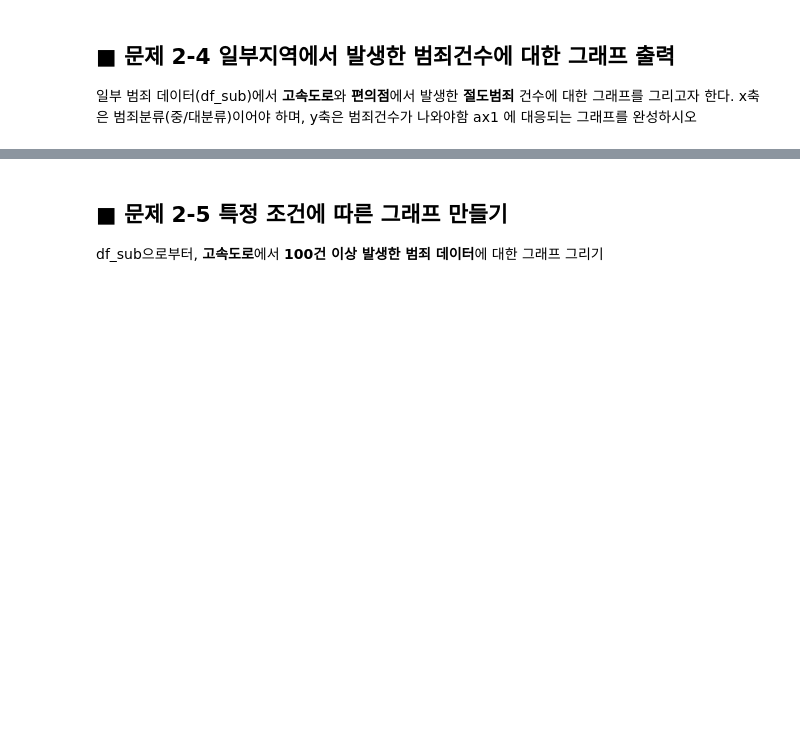
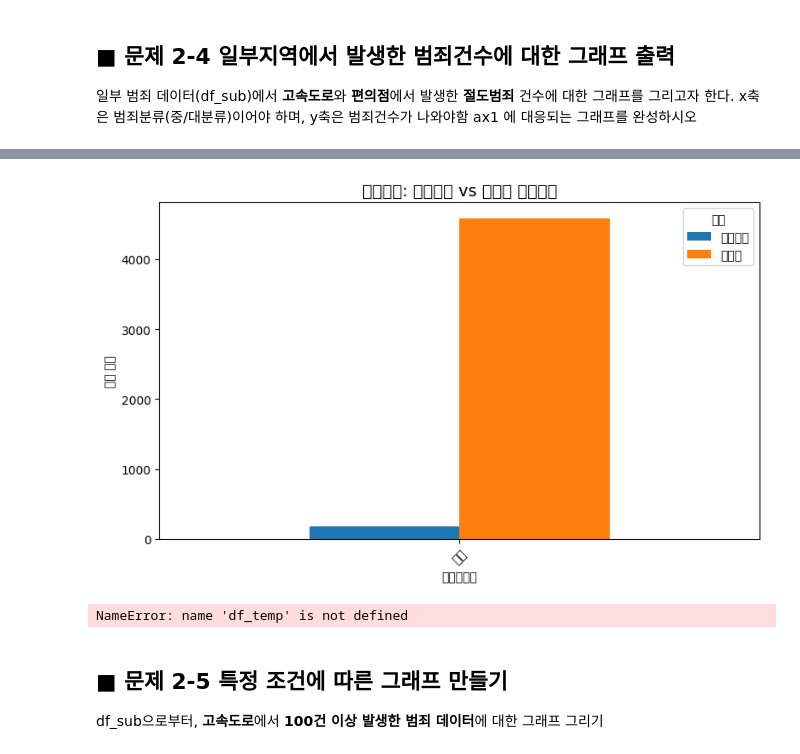
Before and after one commit to Kim-dingdong/dataframe-goodgoodgood, a Jupyter notebook: 이산수학 문제 답.ipynb, the cells around one changed output, grey strips where cells are left out. Drawn from its saved outputs; the diff is of its cells as text; code cells hidden in the pictures; blank space fills up the shorter version.

```diff
--- a/이산수학 문제 답.ipynb
+++ b/이산수학 문제 답.ipynb
@@ -264,5 +316,7 @@ plt.rc('font', family='NanumBarunGothic')
 # %% [markdown]
 x축에 데이터를 쉽게 반영하기 위한 인덱스 설정 및 일부 데이터만 추출
+# %%
+crime2_df = pd.read_csv('/content/경찰청_범죄발생장소별_통계.csv', encoding='cp949')
 # %%
-df_sub = crime_df.iloc[:20, :10].set_index(['범죄중분류'])
+df_sub = crime2_df.iloc[:20, :10].set_index(['범죄중분류'])
 df_sub
@@ -301,0 +431,13 @@ ax1 에 대응되는 그래프를 완성하시오
+# %%
+# your code here
+df_theft = df_sub[df_sub['범죄대분류'] == '절도범죄']
+
+ax1 = df_theft[['고속도로', '편의점']].plot(kind='bar', figsize=(8, 5))
+ax1.set_title('절도범죄: 고속도로 vs 편의점 발생건수', fontsize=14)
+ax1.set_xlabel('범죄중분류')
+ax1.set_ylabel('범죄 건수')
+plt.xticks(rotation=45)
+plt.legend(title='장소')
+plt.tight_layout()
+plt.show()
+# %% [output]
@@ -302,6 +461,9 @@ ax1 에 대응되는 그래프를 완성하시오
+[figure, added]
 # %%
 df_temp.plot(kind='bar', ax=ax1)
 fig
+# %% [output]
+NameError: name 'df_temp' is not defined
 # %% [markdown]
 ## ■ 문제 2-5 특정 조건에 따른 그래프 만들기
 df_sub으로부터, **고속도로**에서 **100건 이상 발생한 범죄 데이터**에 대한 그래프 그리기
```
Also changed, not shown: parts of 15 cells of this notebook.
